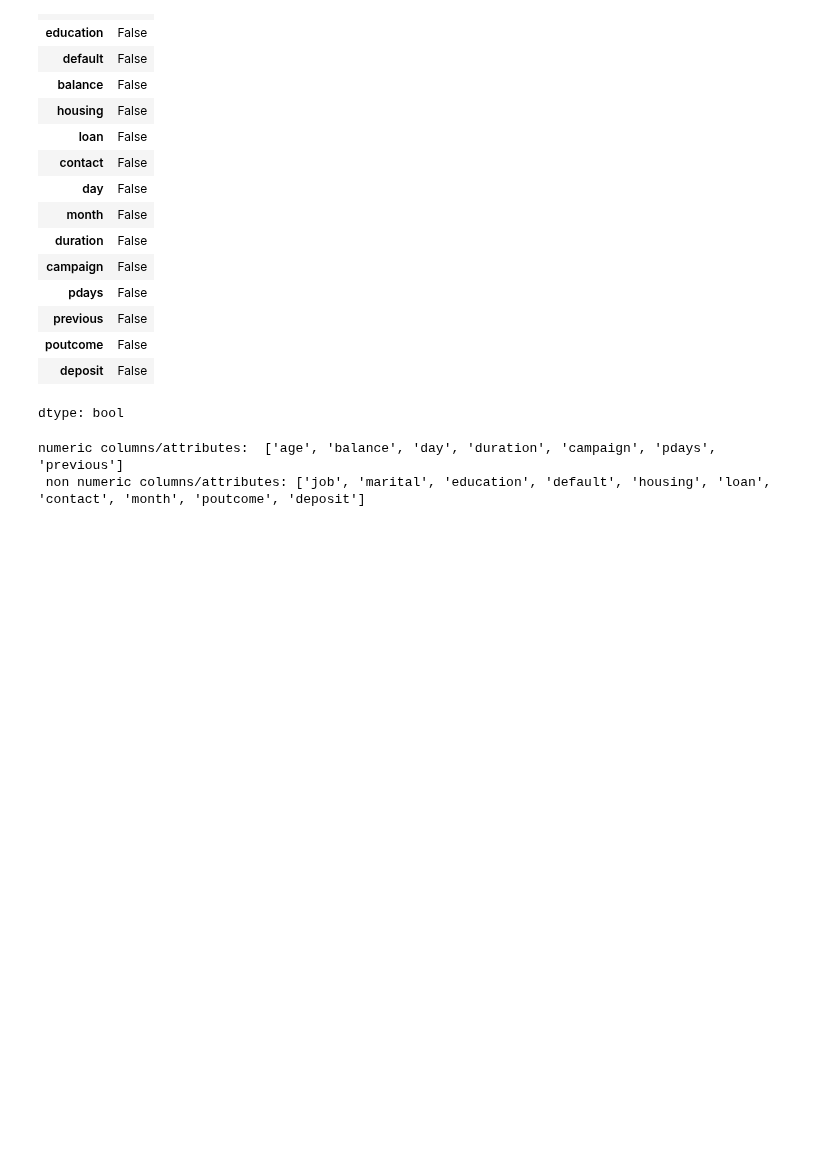
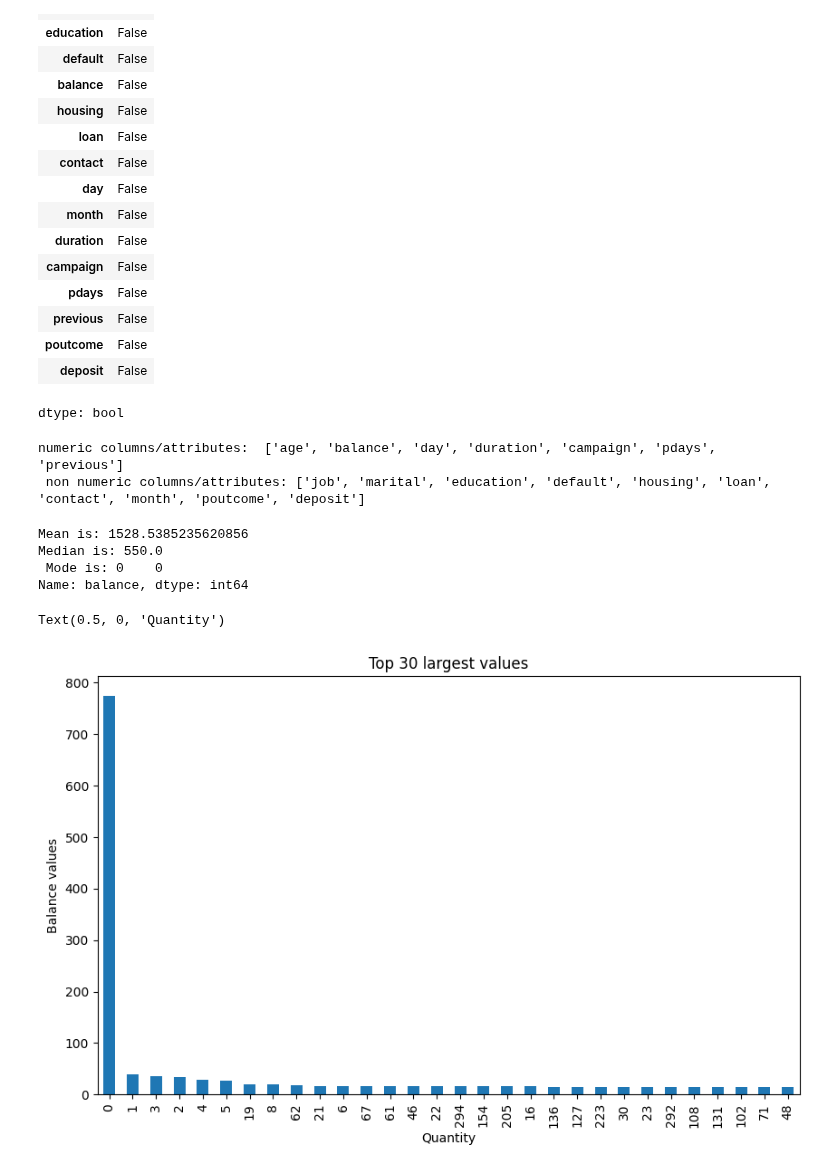
Before and after one commit to AKAB657/EDA-THEORY-DA, a Jupyter notebook: EDA_theory.ipynb, the cells around one changed output. Saved outputs shown, nothing was run; the diff lists cells and outputs as text; code cells hidden in the pictures; blank space fills up the shorter version.

```diff
--- a/EDA_theory.ipynb
+++ b/EDA_theory.ipynb
@@ -272,3 +272,23 @@ print('numeric columns/attributes: ',numeric_columns,'\n non numeric columns/att
 # %% [output]
 numeric columns/attributes:  ['age', 'balance', 'day', 'duration', 'campaign', 'pdays', 'previous']
  non numeric columns/attributes: ['job', 'marital', 'education', 'default', 'housing', 'loan', 'contact', 'month', 'poutcome', 'deposit']
+# %%
+#Caluclating mean, median and mode for 'balance' attribute
+mean = data["balance"].mean()
+median =data["balance"].median()
+mode = data["balance"].mode()
+print('Mean is:',mean,'\nMedian is:',median,'\n Mode is:',mode)
+# %% [output]
+Mean is: 1528.5385235620856
+Median is: 550.0
+ Mode is: 0    0
+Name: balance, dtype: int64
+# %%
+#Making a bargraph for the first 30 largest values in the balance attribute
+data.balance.value_counts().nlargest(30).plot(kind='bar', figsize=(10,6))
+plt.title("Top 30 largest values")
+plt.ylabel('Balance values')
+plt.xlabel('Quantity')
+# %% [output]
+Text(0.5, 0, 'Quantity')
+[figure, added]
```
Also changed, not shown: parts of 2 cells of this notebook.
